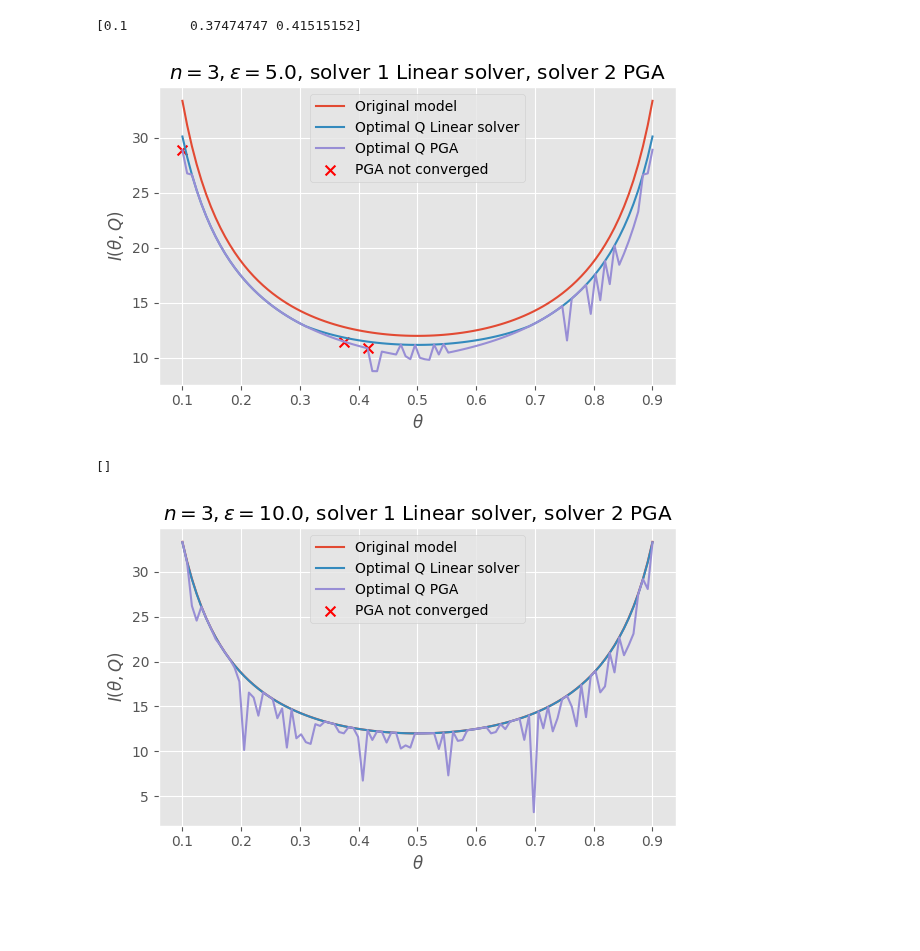
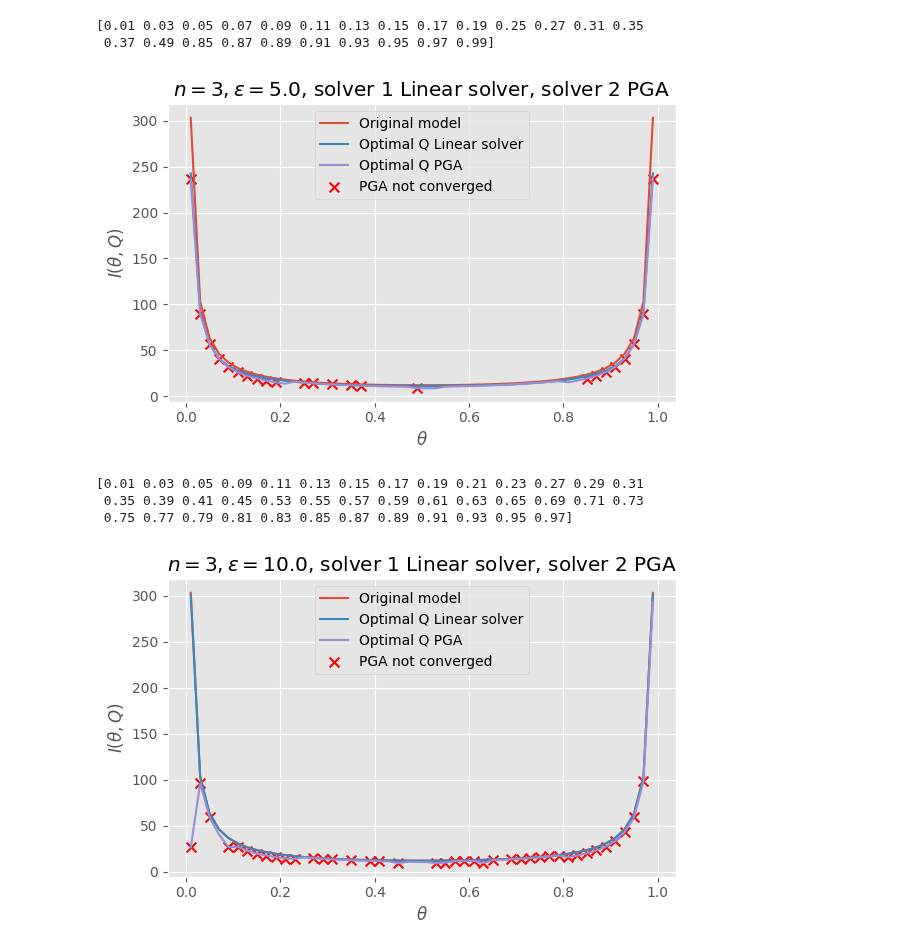
Before and after one commit to MatejVe/locally_efficient_differential_privacy, a Jupyter notebook: projected_ascent.ipynb, the cells around one changed output. Saved outputs shown, nothing was run; the diff lists cells and outputs as text; code cells hidden in the pictures; blank space fills up the shorter version.

```diff
--- a/projected_ascent.ipynb
+++ b/projected_ascent.ipynb
@@ -50,10 +51,13 @@ DP_tester.compare_fisher_two_solvers(linear_solver(), projected_gradient_ascent(
 # %%
-DP_tester.compare_fisher_two_solvers(linear_solver(), projected_gradient_ascent(), 3, 5.0)
+DP_tester.compare_fisher_two_solvers(LinearSolver(), PGA(), 3, 5.0)
 # %% [output]
-[0.1        0.37474747 0.41515152]
+[0.01 0.03 0.05 0.07 0.09 0.11 0.13 0.15 0.17 0.19 0.25 0.27 0.31 0.35
+ 0.37 0.49 0.85 0.87 0.89 0.91 0.93 0.95 0.97 0.99]
-[figure, old version]
+[figure, new version]
 # %%
-DP_tester.compare_fisher_two_solvers(linear_solver(), projected_gradient_ascent(), 3, 10.0)
+DP_tester.compare_fisher_two_solvers(LinearSolver(), PGA(), 3, 10.0)
 # %% [output]
-[]
+[0.01 0.03 0.05 0.09 0.11 0.13 0.15 0.17 0.19 0.21 0.23 0.27 0.29 0.31
+ 0.35 0.39 0.41 0.45 0.53 0.55 0.57 0.59 0.61 0.63 0.65 0.69 0.71 0.73
+ 0.75 0.77 0.79 0.81 0.83 0.85 0.87 0.89 0.91 0.93 0.95 0.97]
-[figure, old version]
+[figure, new version]
```
Also changed, not shown: parts of 10 cells of this notebook, 16 other files.
